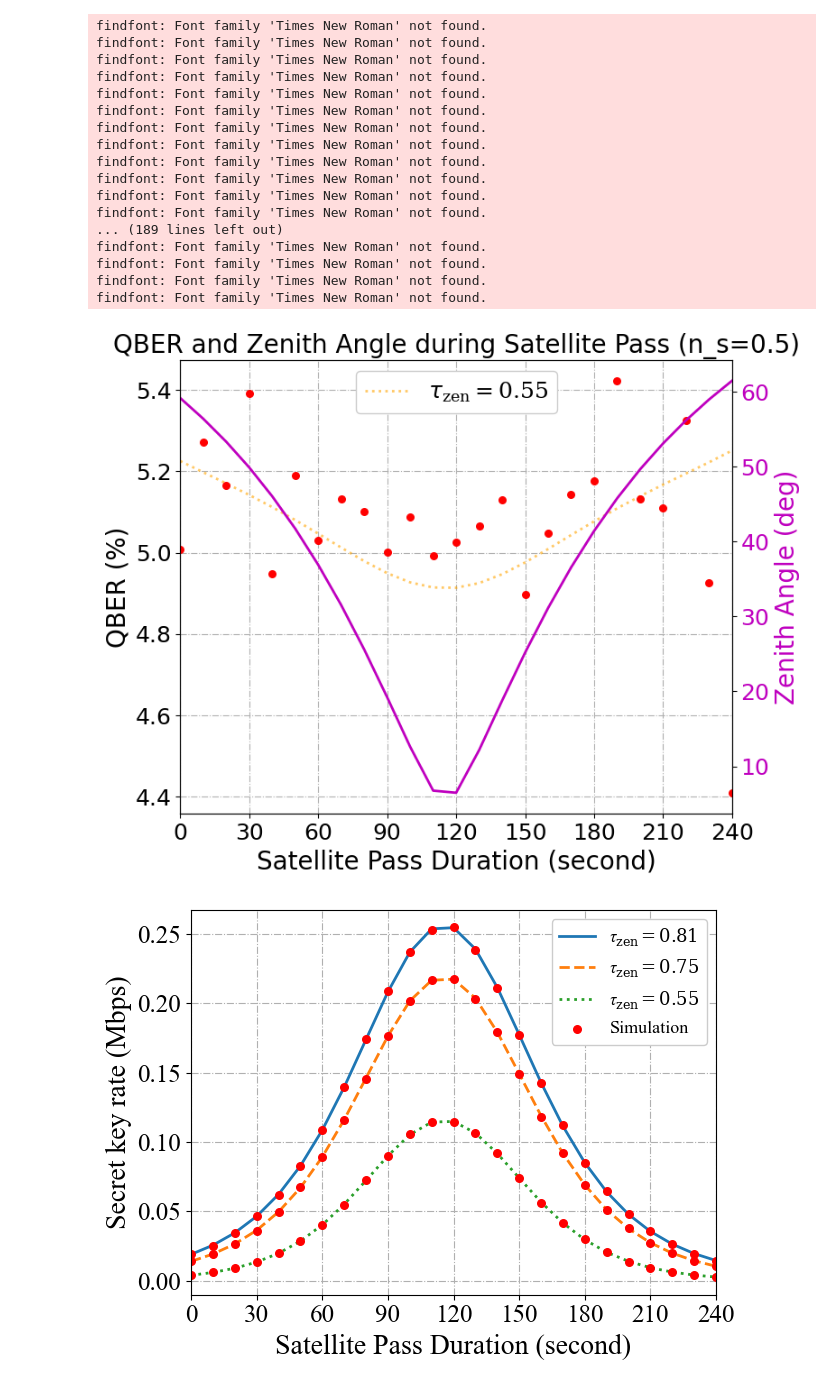
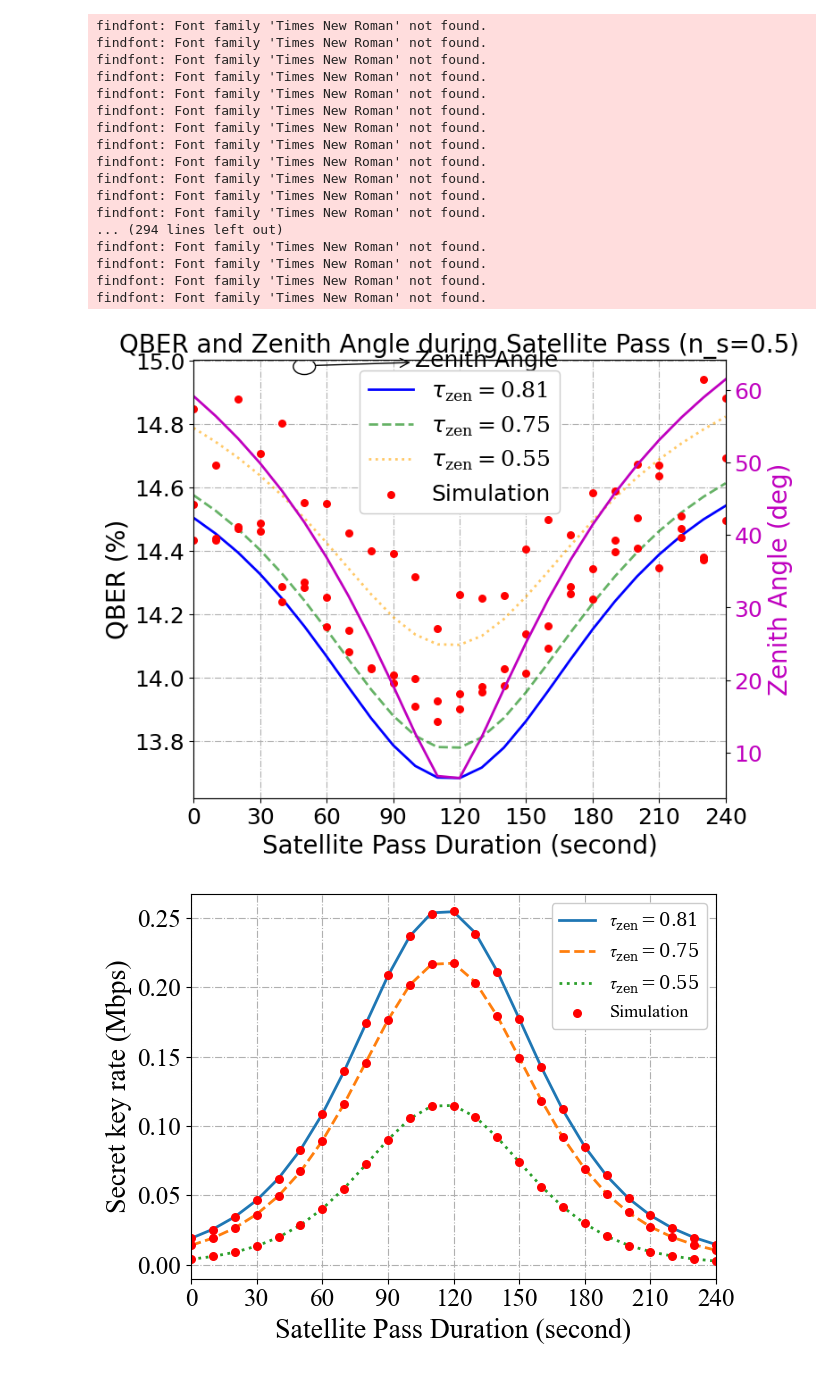
Before and after one commit to takkiiiiiiiii/BBM92_Simulatior, a Jupyter notebook: src/skr_satellite_pass_yudai/plot_fig_new.ipynb, the cells around one changed output. Drawn from its saved outputs; the diff is of its cells as text; code cells hidden in the pictures.

Commit message:
QBER

```diff
--- a/src/skr_satellite_pass_yudai/plot_fig_new.ipynb
+++ b/src/skr_satellite_pass_yudai/plot_fig_new.ipynb
@@ -61,16 +61,16 @@ for idx in range(len(second)):
 slant_path_bob_lst = slant_path_bob_lst * 1000
 slant_path_alice_lst = slant_path_alice_lst * 1000
 # %%
-qber_simul = np.load('results/qber_siml_bbm92_test1_n_s01.npy')
+qber_simul = np.load('results/qber_siml_bbm92_test1_n_s05.npy')
 # skr_simul = np.load('results/skr_simul_bbm92_test2.npy')
 
-qber_analysis = np.load('results/qber_analysis_bbm92_test1_n_s01_new.npy')
+qber_analysis = np.load('results/qber_analysis_bbm92_test1_n_s05.npy')
 # skr_analysis = np.load('results/skr_analysis_bbm92_test1.npy')
 # %%
 fig, ax1 = plt.subplots(figsize=(8, 6))
 
-# ax1.plot(t, qber_analysis[0][:]*100, label=r'$\tau_{\rm zen} = 0.81$', color='blue')
-# ax1.plot(t, qber_analysis[1][:]*100, ls='--', label=r'$\tau_{\rm zen} = 0.75$', color='green', alpha=0.6)
+ax1.plot(t, qber_analysis[0][:]*100, label=r'$\tau_{\rm zen} = 0.81$', color='blue')
+ax1.plot(t, qber_analysis[1][:]*100, ls='--', label=r'$\tau_{\rm zen} = 0.75$', color='green', alpha=0.6)
 ax1.plot(t, qber_analysis[2][:]*100, ls=':', label=r'$\tau_{\rm zen} = 0.55$', color='orange', alpha=0.6)
 
 
@@ -114,35 +114,35 @@ ax2.tick_params(axis='y', labelcolor='m')
 lines1, labels1 = ax1.get_legend_handles_labels()
 lines2, labels2 = ax2.get_legend_handles_labels()
 ax1.legend(
     lines1 + lines2,
     labels1 + labels2,
     loc='upper center',
     fontsize=18)
 
 ax1.grid()
 plt.tight_layout()
 _ = plt.xticks(np.arange(0, 241, 30))
 plt.title('QBER and Zenith Angle during Satellite Pass (n_s=0.5)', fontsize=20)
 plt.savefig('figure_results/qber_sat_pass_yudai_test1_n_s1_new_081.pdf', format='pdf', bbox_inches="tight")
 # %% [output]
 findfont: Font family 'Times New Roman' not found.
 findfont: Font family 'Times New Roman' not found.
 findfont: Font family 'Times New Roman' not found.
 findfont: Font family 'Times New Roman' not found.
 findfont: Font family 'Times New Roman' not found.
 findfont: Font family 'Times New Roman' not found.
 findfont: Font family 'Times New Roman' not found.
 findfont: Font family 'Times New Roman' not found.
 findfont: Font family 'Times New Roman' not found.
 findfont: Font family 'Times New Roman' not found.
 findfont: Font family 'Times New Roman' not found.
 findfont: Font family 'Times New Roman' not found.
-... (189 lines left out)
+... (294 lines left out)
 findfont: Font family 'Times New Roman' not found.
 findfont: Font family 'Times New Roman' not found.
 findfont: Font family 'Times New Roman' not found.
 findfont: Font family 'Times New Roman' not found.
-[figure, old version]
+[figure, new version]
 # %%
 plt.plot(t, skr_analysis[0][:]/10**6, label=r'$\tau_{\rm zen} = 0.81$')
 plt.plot(t, skr_analysis[1][:]/10**6, ls='--', label=r'$\tau_{\rm zen} = 0.75$')
```
Also changed, not shown: 18 other files.
